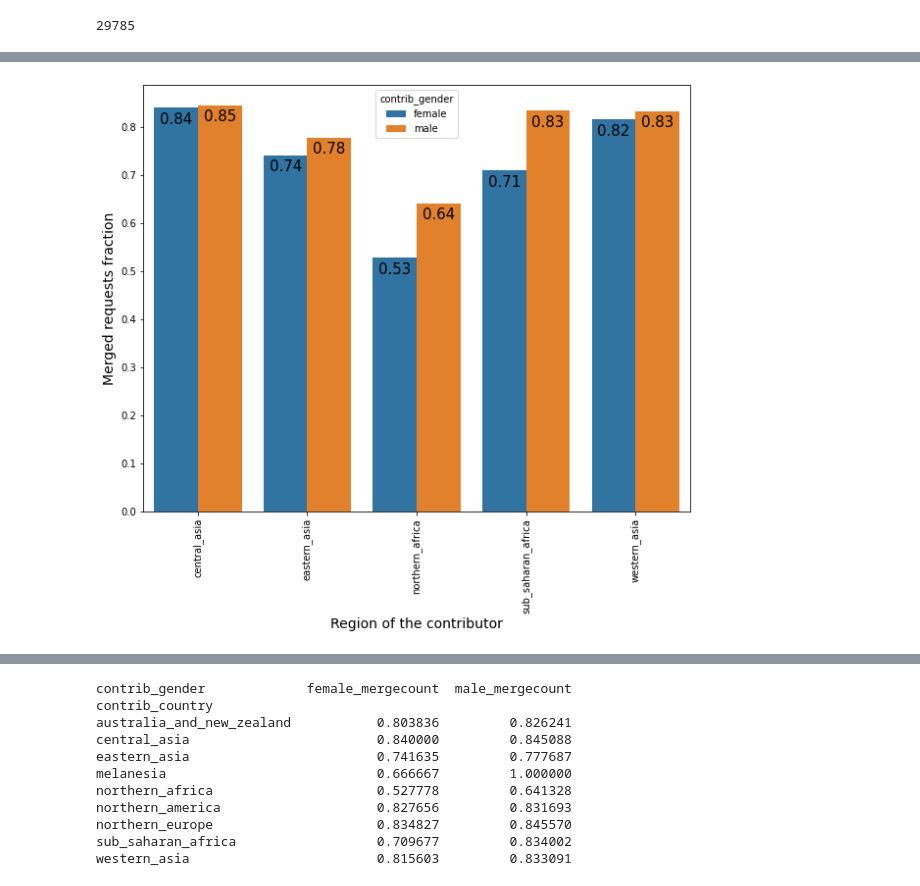
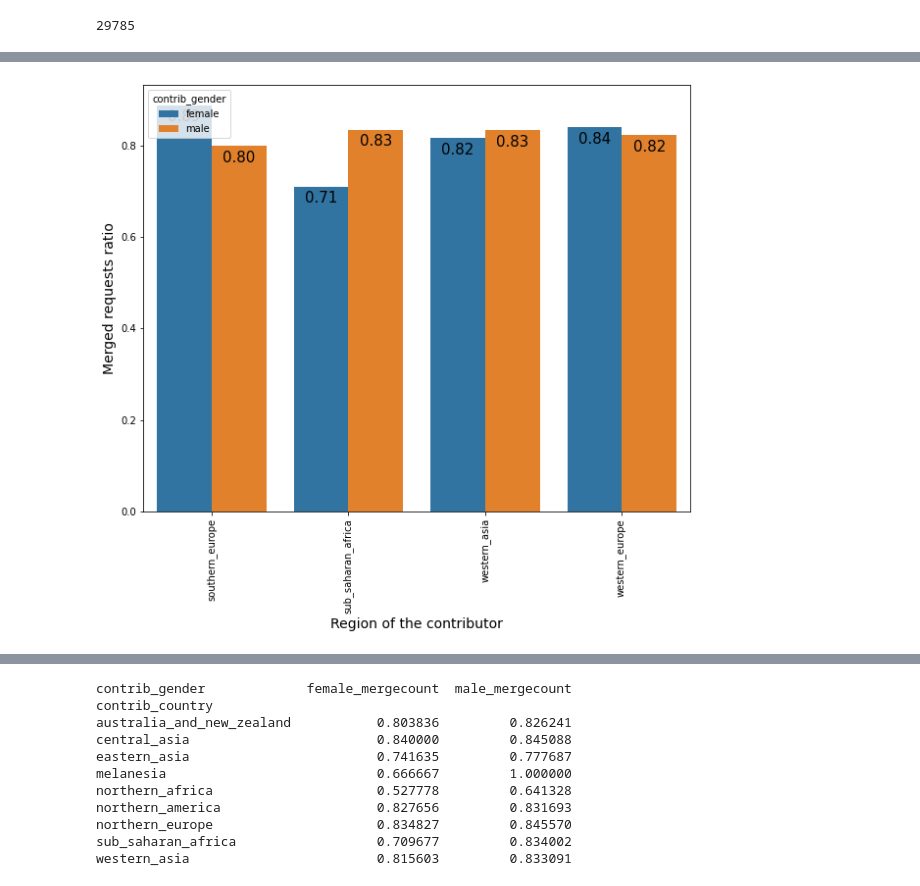
Before and after one commit to manvapatel/CS-846-Project, a Jupyter notebook: CS846-RQ1 graphs.ipynb, the cells around one changed output, grey strips where cells are left out. Saved outputs shown, nothing was run; the diff lists cells and outputs as text; code cells hidden in the pictures.

Commit message:
Revert "Changed region groups for graphs to be more meaningful" Reverting latest code changes to last stable revision. This reverts commit a291ab483670a3415b79461fb6f5d6ecb3d2e833.

```diff
--- a/CS846-RQ1 graphs.ipynb
+++ b/CS846-RQ1 graphs.ipynb
@@ -136,7 +136,7 @@ temp['merged_or_not'].sum()
 # %%
 #To see the labels on this barplot----
 
-groupedvalues = data_subset2.groupby(['contrib_country','contrib_gender']).agg(merged_fraction=("merged_or_not",'mean'))
+groupedvalues = data_subset2.groupby(['contrib_country','contrib_gender']).agg(merged_ratio=("merged_or_not",'mean'))
 # %%
 groupedvalues=groupedvalues.reset_index()
 # %%
@@ -163,0 +180,14 @@ import matplotlib.pyplot as plt
+# %%
+#plot barplot for regions belonging to rows 12- 21 of grouped_values
+plt.figure(figsize=(10, 8))
+splot=sns.barplot(x="contrib_country", y="merged_ratio", hue="contrib_gender", data=groupedvalues.iloc[12:22, :])
+plt.ylabel("Merged requests ratio", size=14)
+plt.xlabel("Region of the contributor", size=14)
+
+for p in splot.patches:
+    splot.annotate(format(p.get_height(),'0.2f'),
+                   (p.get_x() + p.get_width() / 2., p.get_height()),
+                   ha = 'center', va = 'center',
+                   size=15,
+                   xytext = (0, -12),
+                   textcoords = 'offset points')
@@ -163,0 +196,15 @@ import matplotlib.pyplot as plt
+# %%
+#plot barplot for regions belonging to rows 22- 32 of grouped_values
+plt.figure(figsize=(10, 8))
+splot=sns.barplot(x="contrib_country", y="merged_ratio", hue="contrib_gender", data=groupedvalues.iloc[22:33, :])
+plt.ylabel("Merged requests ratio", size=14)
+plt.xlabel("Region of the contributor", size=14)
+plt.xticks(rotation=90)
+
+for p in splot.patches:
+    splot.annotate(format(p.get_height(),'0.2f'),
+                   (p.get_x() + p.get_width() / 2., p.get_height()),
+                   ha = 'center', va = 'center',
+                   size=15,
+                   xytext = (0, -12),
+                   textcoords = 'offset points')
@@ -164,16 +213,17 @@ import matplotlib.pyplot as plt
 # %%
-#plot barplot for male dominated regions around asia & africa
+#plot barplot for regions belonging to rows 33- last of grouped_values
 plt.figure(figsize=(10, 8))
-splot=sns.barplot(x="contrib_country", y="merged_fraction", hue="contrib_gender", data=groupedvalues.iloc[[8,9,10,11,18,19,35,36,37,38], :])
-plt.ylabel("Merged requests fraction", size=14)
+splot=sns.barplot(x="contrib_country", y="merged_ratio", hue="contrib_gender", data=groupedvalues.iloc[33:, :])
+plt.ylabel("Merged requests ratio", size=14)
 plt.xlabel("Region of the contributor", size=14)
 plt.xticks(rotation=90)
+
 for p in splot.patches:
     splot.annotate(format(p.get_height(),'0.2f'),
                    (p.get_x() + p.get_width() / 2., p.get_height()),
                    ha = 'center', va = 'center',
                    size=15,
                    xytext = (0, -12),
                    textcoords = 'offset points')
 # %% [output]
-[figure, old version]
+[figure, new version]
```
Also changed, not shown: parts of 7 cells of this notebook, 1 other file.
